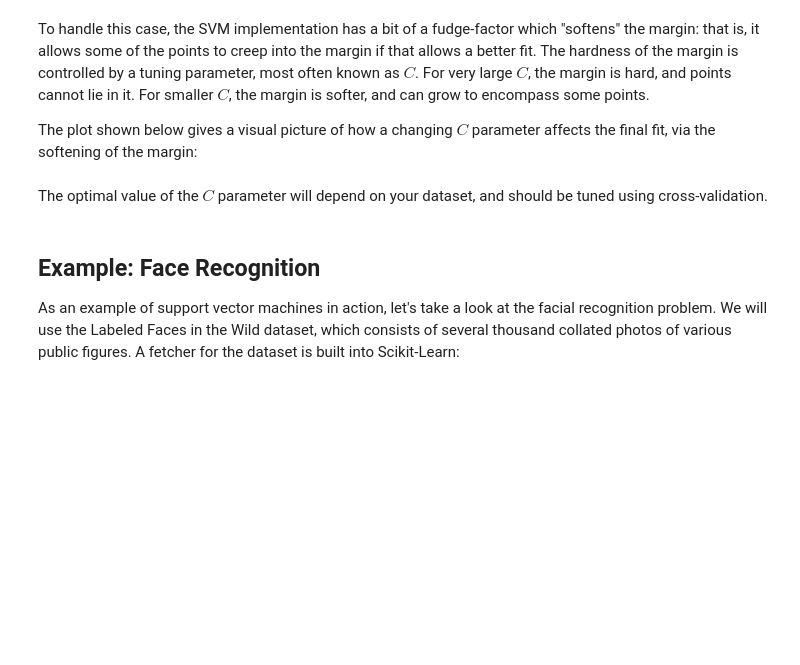
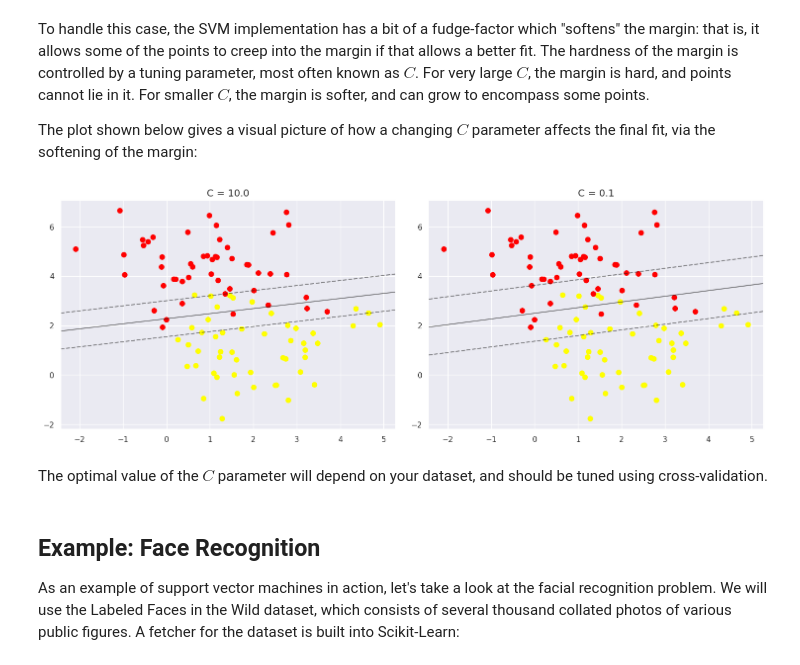
Before and after one commit to hanyixu/QMSS_GR5073, a Jupyter notebook: Week 6/Support Vector Machines.ipynb, the cells around one changed output. Drawn from its saved outputs; the diff is of its cells as text; code cells hidden in the pictures; blank space fills up the shorter version.

```diff
--- a/Week 6/Support Vector Machines.ipynb
+++ b/Week 6/Support Vector Machines.ipynb
@@ -221,20 +240,19 @@ For smaller $C$, the margin is softer, and can grow to encompass some points.
 
 The plot shown below gives a visual picture of how a changing $C$ parameter affects the final fit, via the softening of the margin:
 # %%
-X, y = make_blobs(n_samples=100, centers=2,
-                  random_state=0, cluster_std=0.8)
-
 fig, ax = plt.subplots(1, 2, figsize=(16, 6))
 fig.subplots_adjust(left=0.0625, right=0.95, wspace=0.1)
 
 for axi, C in zip(ax, [10.0, 0.1]):
     model = SVC(kernel='linear', C=C).fit(X, y)
     axi.scatter(X[:, 0], X[:, 1], c=y, s=50, cmap='autumn')
     plot_svc_decision_function(model, axi)
     axi.scatter(model.support_vectors_[:, 0],
                 model.support_vectors_[:, 1],
                 s=300, lw=1, facecolors='none');
     axi.set_title('C = {0:.1f}'.format(C), size=14)
+# %% [output]
+[figure, added]
 # %% [markdown]
 The optimal value of the $C$ parameter will depend on your dataset, and should be tuned using cross-validation.
 # %% [markdown]
```
Also changed, not shown: parts of 13 cells of this notebook, 2 other files.
